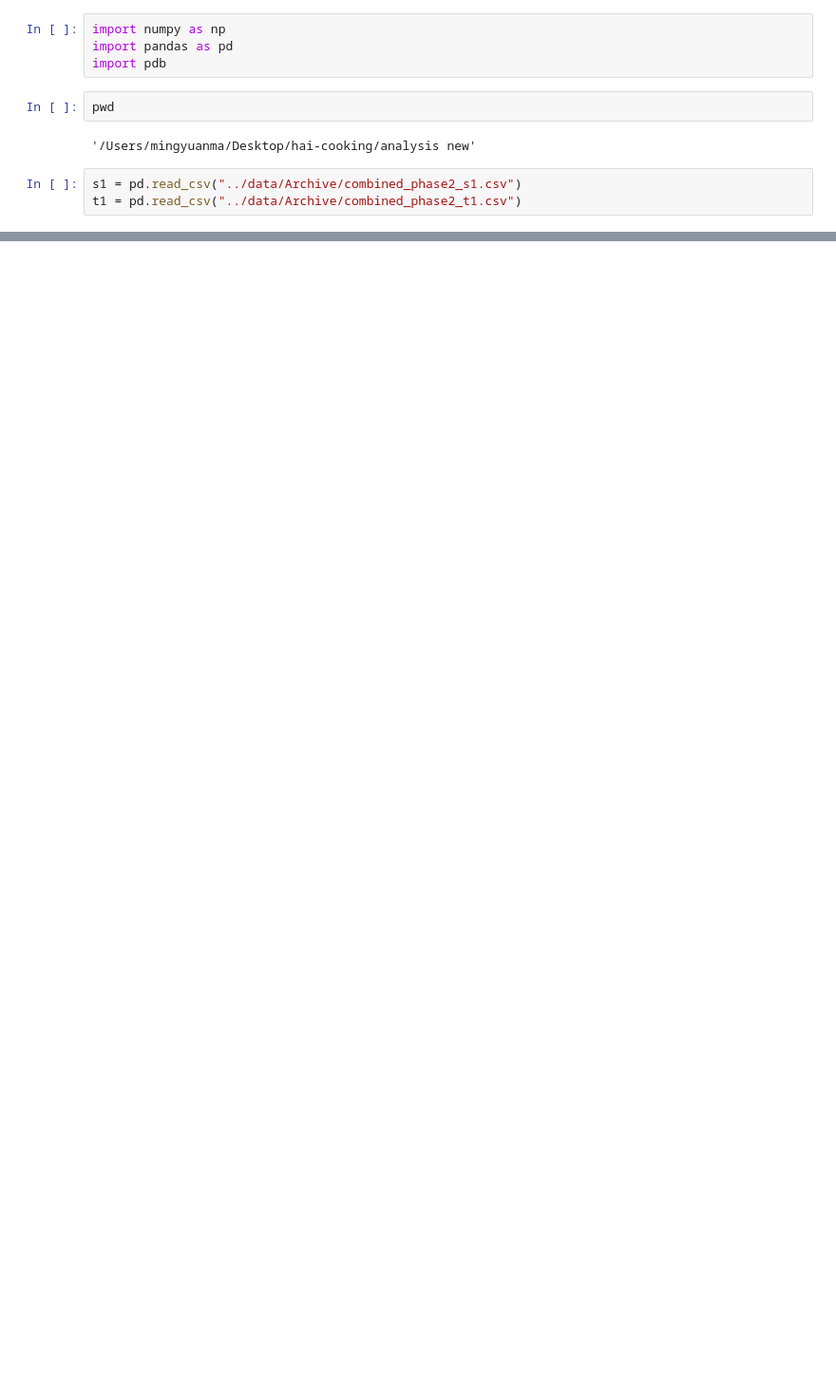
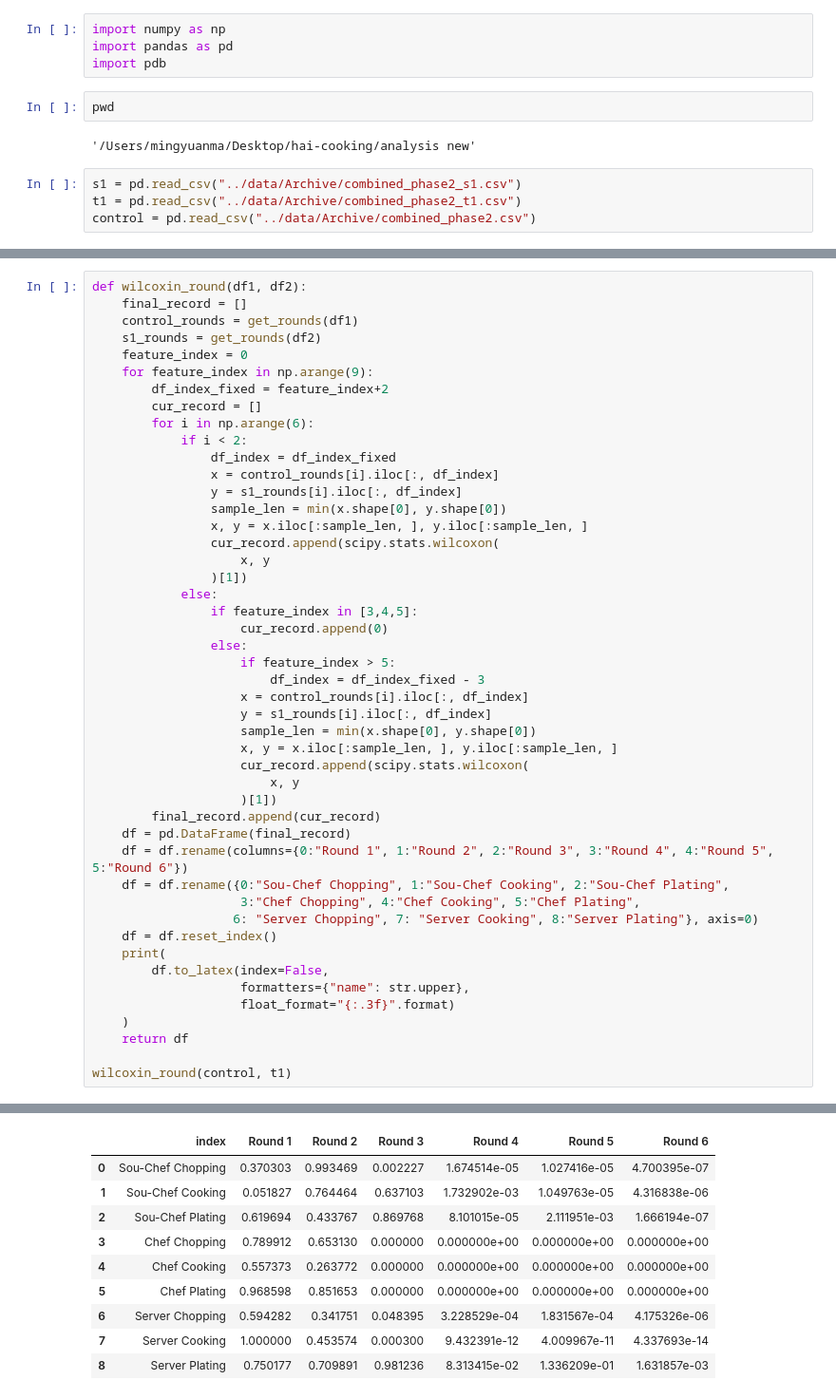
Before and after one commit to Thunderbeee/hai-cooking, a Jupyter notebook: analysis new/ticks-scale analysis.ipynb, the cells around one changed output, grey strips where cells are left out. Shown at 95% size. Drawn from its saved outputs; the diff is of its cells as text; blank space fills up the shorter version.

```diff
--- a/analysis new/ticks-scale analysis.ipynb
+++ b/analysis new/ticks-scale analysis.ipynb
@@ -9,3 +9,4 @@ pwd
 # %%
 s1 = pd.read_csv("../data/Archive/combined_phase2_s1.csv")
 t1 = pd.read_csv("../data/Archive/combined_phase2_t1.csv")
+control = pd.read_csv("../data/Archive/combined_phase2.csv")
@@ -11,0 +76,48 @@ t1 = pd.read_csv("../data/Archive/combined_phase2_t1.csv")
+# %%
+def wilcoxin_round(df1, df2):
+    final_record = []
+    control_rounds = get_rounds(df1)
+    s1_rounds = get_rounds(df2)
+    feature_index = 0
+    for feature_index in np.arange(9):
+        df_index_fixed = feature_index+2
+        cur_record = []
+        for i in np.arange(6):
+            if i < 2:
+                df_index = df_index_fixed
+                x = control_rounds[i].iloc[:, df_index]
+                y = s1_rounds[i].iloc[:, df_index]
+                sample_len = min(x.shape[0], y.shape[0])
+                x, y = x.iloc[:sample_len, ], y.iloc[:sample_len, ]
+                cur_record.append(scipy.stats.wilcoxon(
+                    x, y
+                )[1])
+            else:
+                if feature_index in [3,4,5]:
+                    cur_record.append(0)
+                else:
+                    if feature_index > 5:
+                        df_index = df_index_fixed - 3
+                    x = control_rounds[i].iloc[:, df_index]
+                    y = s1_rounds[i].iloc[:, df_index]
+                    sample_len = min(x.shape[0], y.shape[0])
+                    x, y = x.iloc[:sample_len, ], y.iloc[:sample_len, ]
+                    cur_record.append(scipy.stats.wilcoxon(
+                        x, y
+                    )[1])
+        final_record.append(cur_record)
+    df = pd.DataFrame(final_record)
+    df = df.rename(columns={0:"Round 1", 1:"Round 2", 2:"Round 3", 3:"Round 4", 4:"Round 5", 5:"Round 6"})
+    df = df.rename({0:"Sou-Chef Chopping", 1:"Sou-Chef Cooking", 2:"Sou-Chef Plating",
+                    3:"Chef Chopping", 4:"Chef Cooking", 5:"Chef Plating",
+                   6: "Server Chopping", 7: "Server Cooking", 8:"Server Plating"}, axis=0)
+    df = df.reset_index()
+    print(
+        df.to_latex(index=False,
+                    formatters={"name": str.upper},
+                    float_format="{:.3f}".format)
+    )
+    return df
+
+wilcoxin_round(control, t1)
+# %% [output]
@@ -11,0 +139,10 @@ t1 = pd.read_csv("../data/Archive/combined_phase2_t1.csv")
+|  | index | Round 1 | Round 2 | Round 3 | Round 4 | Round 5 | Round 6 |
+| 0 | Sou-Chef Chopping | 0.370303 | 0.993469 | 0.002227 | 1.674514e-05 | 1.027416e-05 | 4.700395e-07 |
+| 1 | Sou-Chef Cooking | 0.051827 | 0.764464 | 0.637103 | 1.732902e-03 | 1.049763e-05 | 4.316838e-06 |
+| 2 | Sou-Chef Plating | 0.619694 | 0.433767 | 0.869768 | 8.101015e-05 | 2.111951e-03 | 1.666194e-07 |
+| 3 | Chef Chopping | 0.789912 | 0.653130 | 0.000000 | 0.000000e+00 | 0.000000e+00 | 0.000000e+00 |
+| 4 | Chef Cooking | 0.557373 | 0.263772 | 0.000000 | 0.000000e+00 | 0.000000e+00 | 0.000000e+00 |
+| 5 | Chef Plating | 0.968598 | 0.851653 | 0.000000 | 0.000000e+00 | 0.000000e+00 | 0.000000e+00 |
+| 6 | Server Chopping | 0.594282 | 0.341751 | 0.048395 | 3.228529e-04 | 1.831567e-04 | 4.175326e-06 |
+| 7 | Server Cooking | 1.000000 | 0.453574 | 0.000300 | 9.432391e-12 | 4.009967e-11 | 4.337693e-14 |
+| 8 | Server Plating | 0.750177 | 0.709891 | 0.981236 | 8.313415e-02 | 1.336209e-01 | 1.631857e-03 |
```
Also changed, not shown: parts of 42 cells of this notebook.
